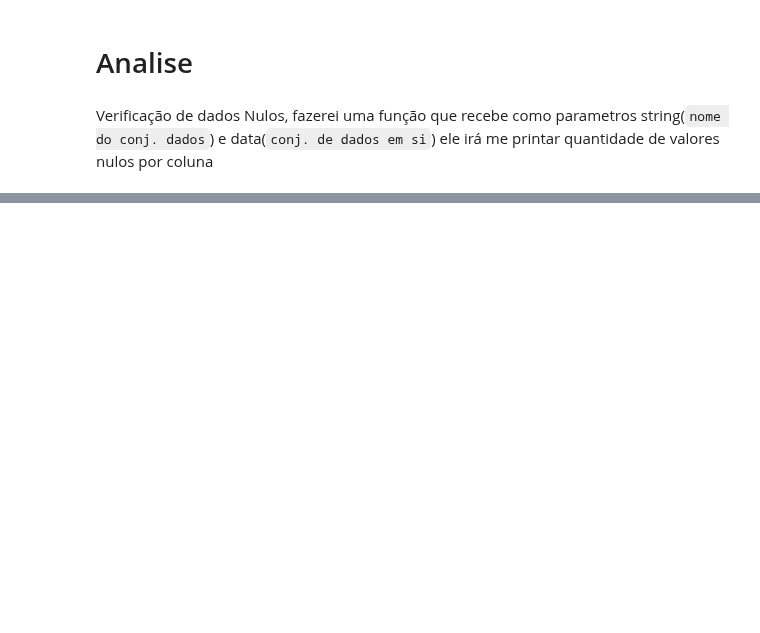
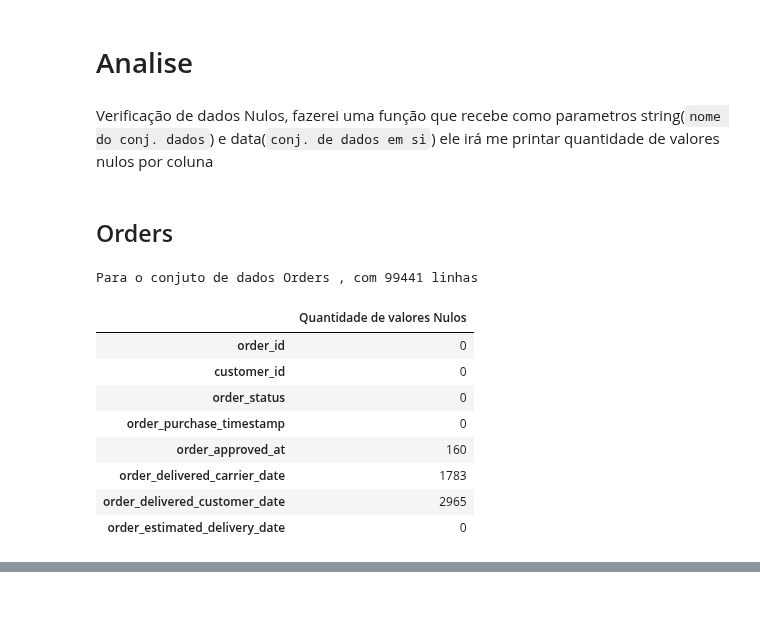
Before and after one commit to kaladabrio2020/Compass.Uol.DataScience, a Jupyter notebook: Sprint 01/ProjetoSprint01/ProjetoSprint01-Desafio.ipynb, the cells around one changed output, grey strips where cells are left out. Cells and saved outputs as stored; diff of their text form; code cells hidden in the pictures; blank space fills up the shorter version.

```diff
--- a/Sprint 01/ProjetoSprint01/ProjetoSprint01-Desafio.ipynb
+++ b/Sprint 01/ProjetoSprint01/ProjetoSprint01-Desafio.ipynb
@@ -101,3 +101,18 @@ def VerificaValoresNulos(string, data):
     selecao.columns = ['Quantidade de valores Nulos']
     print(f'Para o conjuto de dados {string.title()} , com {data.count()} linhas')
     display(selecao)
+# %% [markdown]
+## Orders
+# %%
+VerificaValoresNulos('orders', orders)
+# %% [output]
+Para o conjuto de dados Orders , com 99441 linhas
+|  | Quantidade de valores Nulos |
+| order_id | 0 |
+| customer_id | 0 |
+| order_status | 0 |
+| order_purchase_timestamp | 0 |
+| order_approved_at | 160 |
+| order_delivered_carrier_date | 1783 |
+| order_delivered_customer_date | 2965 |
+| order_estimated_delivery_date | 0 |
```
Also changed, not shown: parts of 1 cell of this notebook, 1 other file.
